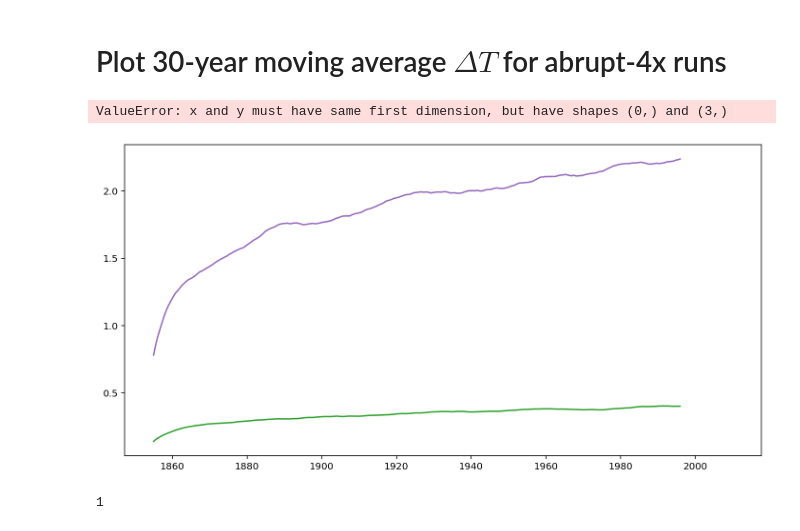
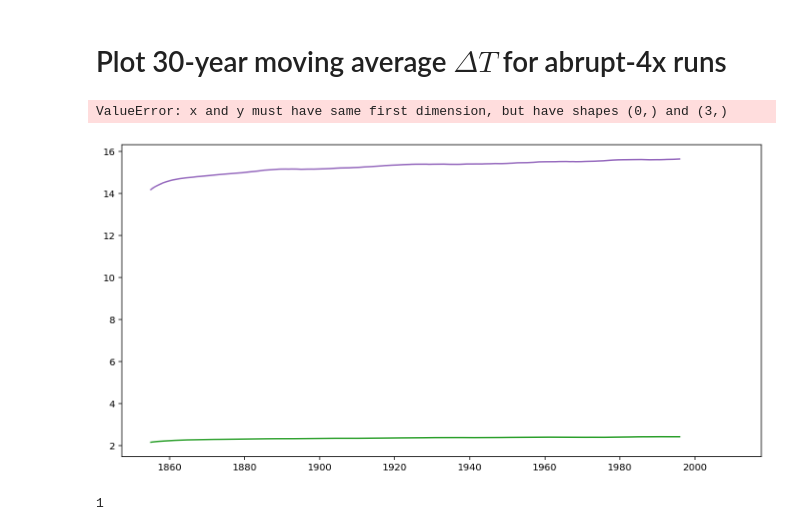
Before and after one commit to galenphall/pangeo_tests, a Jupyter notebook: analysis.ipynb, the cells around one changed output. Cells and saved outputs as stored; diff of their text form; code cells hidden in the pictures.

```diff
--- a/analysis.ipynb
+++ b/analysis.ipynb
@@ -53,6 +53,8 @@ def plot_time_var(window, delta=False, mintime=0, **keys):
         w = window
         var = moving_average(v[0] - int(delta) * np.mean(v[0,0:12]), w)
         d = next((d for d in dates if len(d) == len(v[0])),None)
+        if isinstance(d, type(None)):
+            continue
         plt.plot_date(d[int(w/2)-1:int(len(v[0])-w/2)], var, xdate=True, fmt='-', label=f)
     plt.title(' '.join(keys.values())+' runs')
 # %% [markdown]
@@ -66,10 +68,10 @@ plot_time_var(window=10*12, delta=True, experiment_id = '1pctCO2', variable_id='
 Plot 30-year moving average $\Delta T$  for abrupt-4x runs
 =======
 # %%
-plot_time_var(window=10*12, delta=True, experiment_id = 'abrupt-4xCO2', variable_id='tos')
+plot_time_var(window=10*12, delta=False, experiment_id = 'abrupt-4xCO2', variable_id='tos')
 # %% [output]
 ValueError: x and y must have same first dimension, but have shapes (0,) and (3,)
-[figure, old version]
+[figure, new version]
 # %%
 int(True)
 # %% [output]
```
Also changed, not shown: 5 other files.
